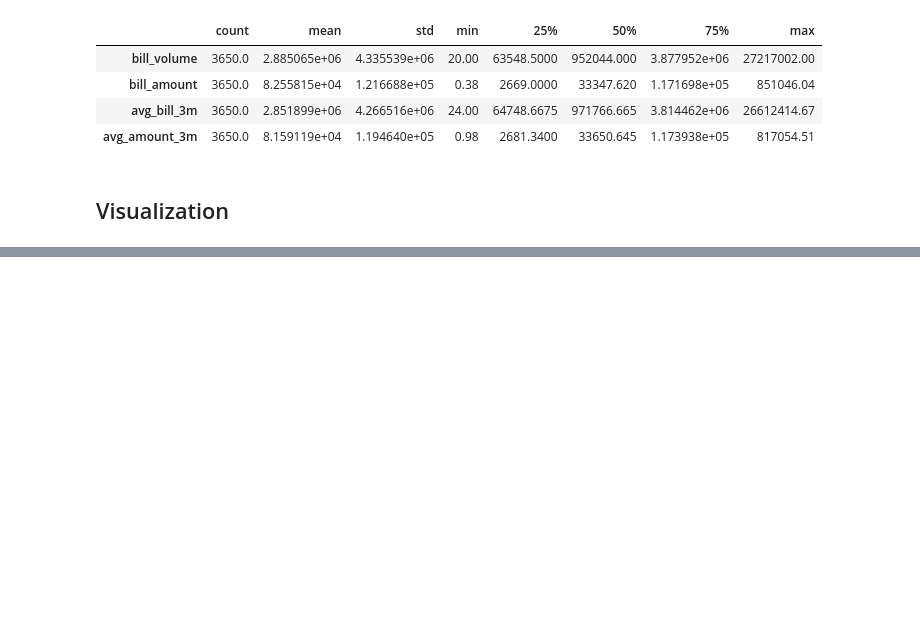
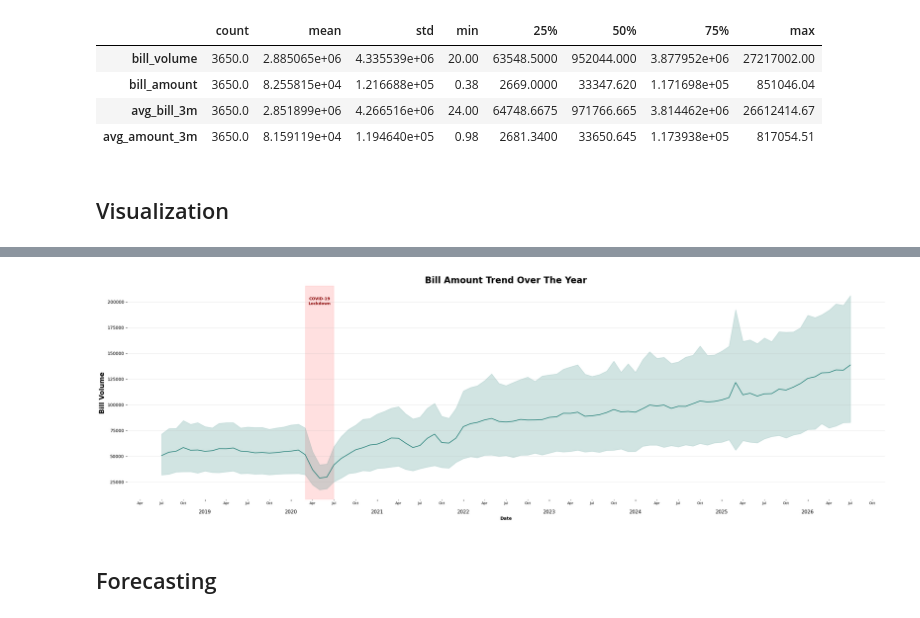
Before and after one commit to IamRaNo/india-logistics-hub-optimizer, a Jupyter notebook: jupyter notebooks/01_forecasting.ipynb, the cells around one changed output, grey strips where cells are left out. Drawn from its saved outputs; the diff is of its cells as text; code cells hidden in the pictures; blank space fills up the shorter version.

```diff
--- a/jupyter notebooks/01_forecasting.ipynb
+++ b/jupyter notebooks/01_forecasting.ipynb
@@ -218,0 +186,6 @@ plt.show()
+# %%
+plot_bill_trend('avg_amount_3m',title="Bill Amount Trend Over The Year",filename="bill_amount_trend.png")
+# %% [output]
+[figure, added]
+# %% [markdown]
+## Forecasting
```
Also changed, not shown: parts of 10 cells of this notebook, 2 other files.
